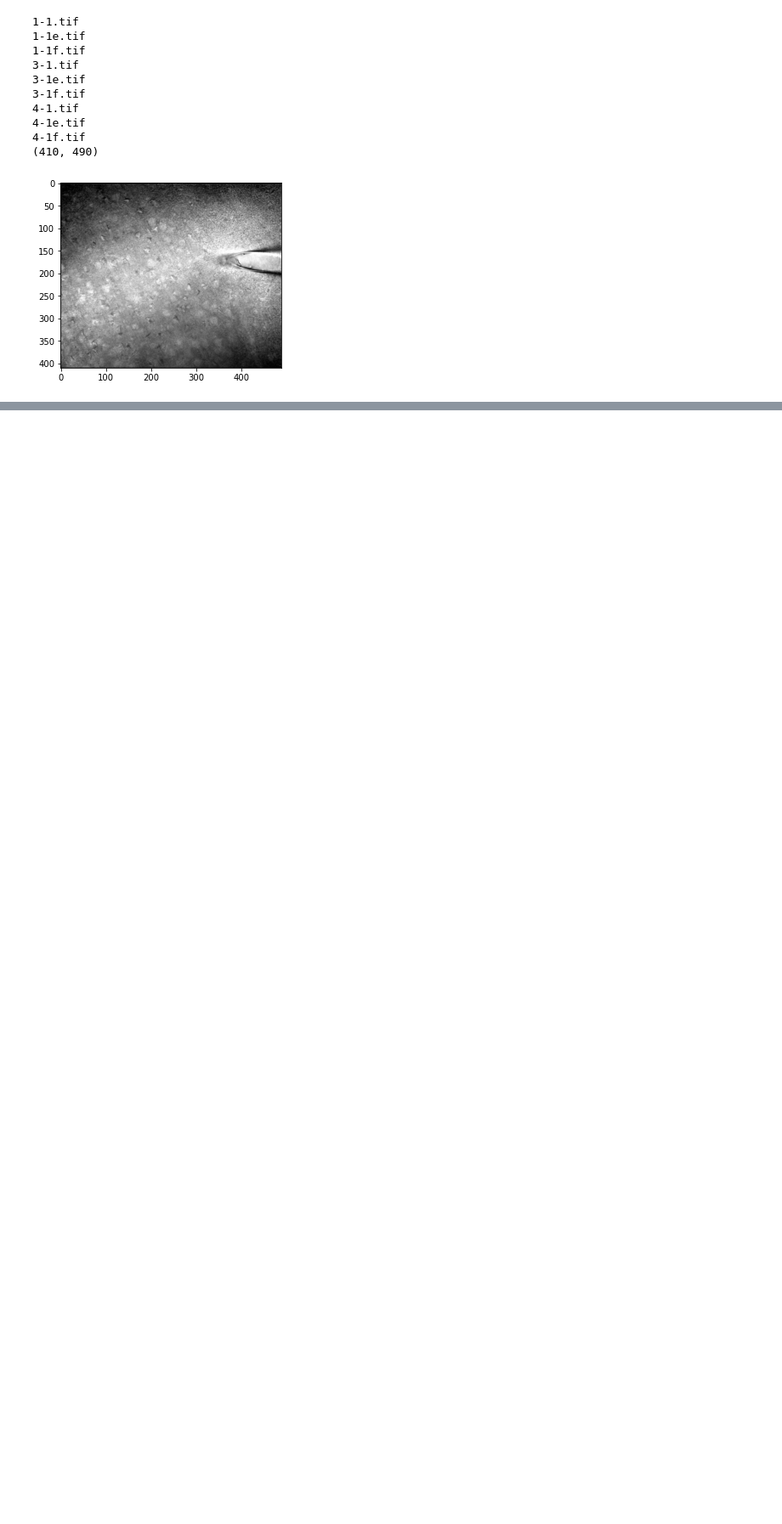
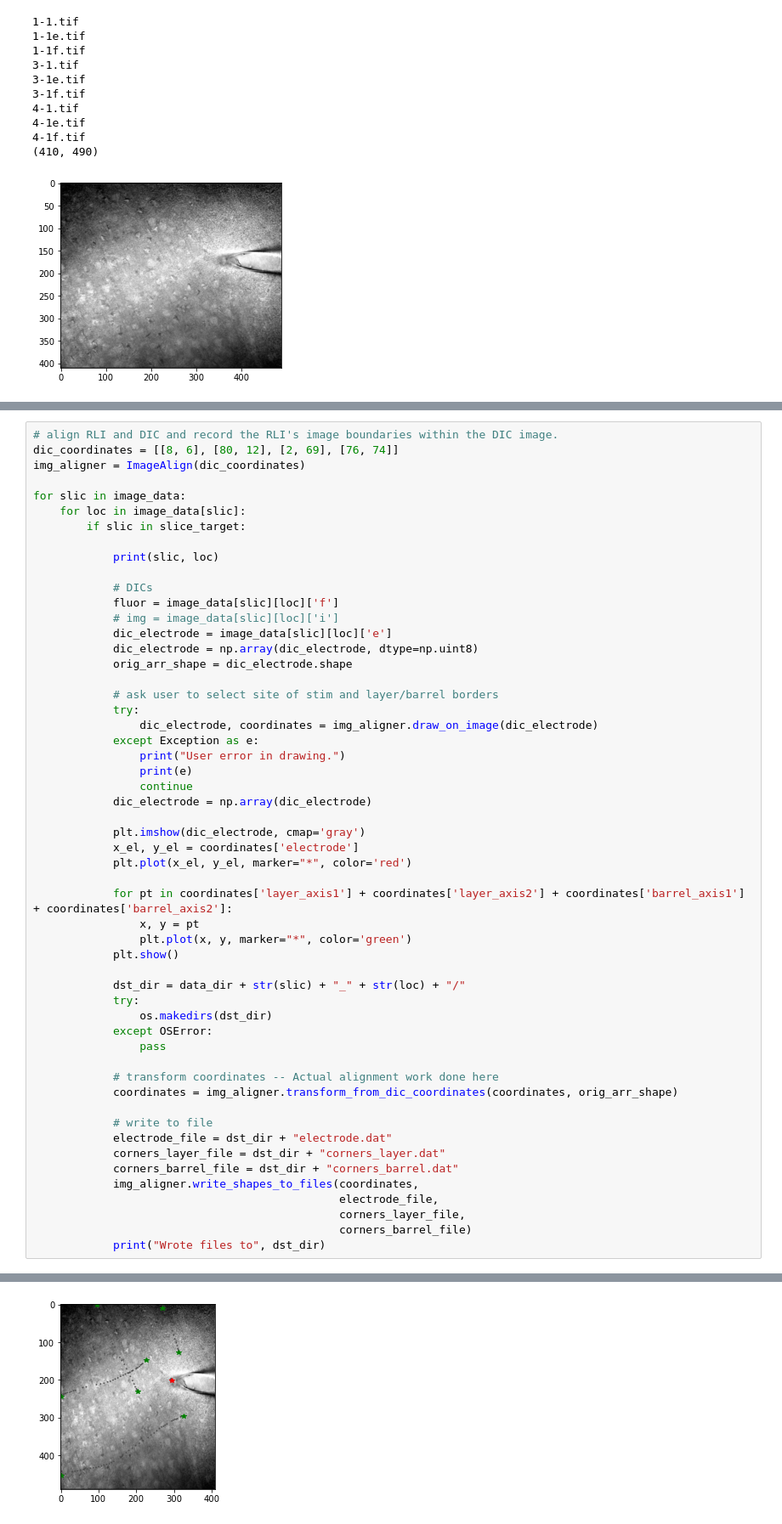
Before and after one commit to john-judge/TSM-to-ZDA, a Jupyter notebook: DIC-to-ZDA_Alignment.ipynb, the cells around one changed output, grey strips where cells are left out. Shown: that part at 85% size. Cells and saved outputs as stored; diff of their text form; blank space fills up the shorter version.

Commit message:
refine DIC to ZDA alignment

```diff
--- a/DIC-to-ZDA_Alignment.ipynb
+++ b/DIC-to-ZDA_Alignment.ipynb
@@ -120,0 +52,55 @@ Wrote files to C:/Users/jjudge3/Desktop/Data/Kate's/02-10-23/4_1/
+# %%
+# align RLI and DIC and record the RLI's image boundaries within the DIC image.
+dic_coordinates = [[8, 6], [80, 12], [2, 69], [76, 74]]
+img_aligner = ImageAlign(dic_coordinates)
+
+for slic in image_data:
+    for loc in image_data[slic]:
+        if slic in slice_target:
+
+            print(slic, loc)
+
+            # DICs
+            fluor = image_data[slic][loc]['f']
+            # img = image_data[slic][loc]['i']
+            dic_electrode = image_data[slic][loc]['e']
+            dic_electrode = np.array(dic_electrode, dtype=np.uint8)
+            orig_arr_shape = dic_electrode.shape
+
+            # ask user to select site of stim and layer/barrel borders
+            try:
+                dic_electrode, coordinates = img_aligner.draw_on_image(dic_electrode)
+            except Exception as e:
+                print("User error in drawing.")
+                print(e)
+                continue
+            dic_electrode = np.array(dic_electrode)
+
+            plt.imshow(dic_electrode, cmap='gray')
+            x_el, y_el = coordinates['electrode']
+            plt.plot(x_el, y_el, marker="*", color='red')
+
+            for pt in coordinates['layer_axis1'] + coordinates['layer_axis2'] + coordinates['barrel_axis1'] + coordinates['barrel_axis2']:
+                x, y = pt
+                plt.plot(x, y, marker="*", color='green')
+            plt.show()
+
+            dst_dir = data_dir + str(slic) + "_" + str(loc) + "/"
+            try:
+                os.makedirs(dst_dir)
+            except OSError:
+                pass
+
+            # transform coordinates -- Actual alignment work done here
+            coordinates = img_aligner.transform_from_dic_coordinates(coordinates, orig_arr_shape)
+
+            # write to file
+            electrode_file = dst_dir + "electrode.dat"
+            corners_layer_file = dst_dir + "corners_layer.dat"
+            corners_barrel_file = dst_dir + "corners_barrel.dat"
+            img_aligner.write_shapes_to_files(coordinates,
+                                              electrode_file,
+                                              corners_layer_file,
+                                              corners_barrel_file)
+            print("Wrote files to", dst_dir)
+# %% [output]
@@ -120,0 +109 @@ Wrote files to C:/Users/jjudge3/Desktop/Data/Kate's/02-10-23/4_1/
+[figure, added]
```
Also changed, not shown: parts of 2 cells of this notebook, 3 other files.
